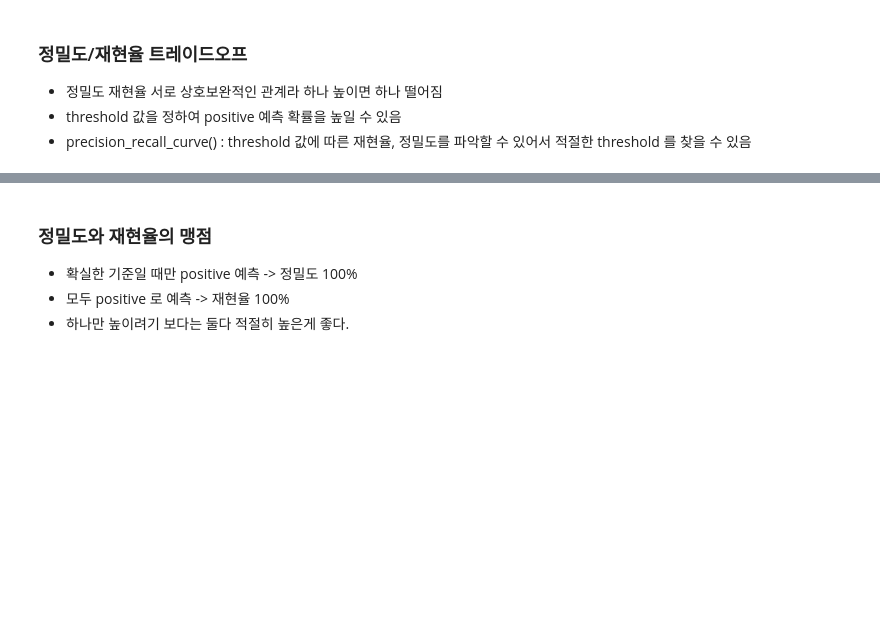
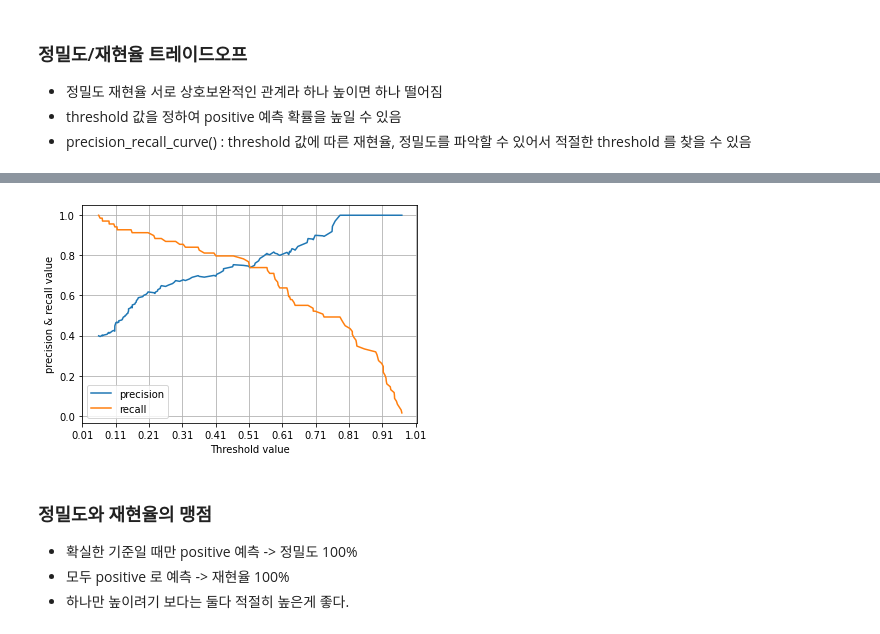
Before and after one commit to hckim96/AI_STUDY, a Jupyter notebook: week-02/chapter-03.ipynb, the cells around one changed output, grey strips where cells are left out. Saved outputs shown, nothing was run; the diff lists cells and outputs as text; code cells hidden in the pictures; blank space fills up the shorter version.

```diff
--- a/week-02/chapter-03.ipynb
+++ b/week-02/chapter-03.ipynb
@@ -83,0 +173,12 @@ NameError: name &#39;LabelEncoder&#39; is not defined
+# %%
+from sklearn.metrics import precision_recall_curve
+
+from sklearn.metrics import precision_recall_curve
+
+pred_proba_class_1 = lrclf.predict_proba(X_test)[:, 1] #1열
+
+precisions, recalls, thresholds = precision_recall_curve(y_test, pred_proba_class_1)
+
+threshindexes = np.arange(0, thresholds.shape[0], 15)
+print("threshholds, precisions, recalls")
+print(np.concatenate([thresholds[threshindexes].reshape(-1,1),precisions[threshindexes].reshape(-1,1),recalls[threshindexes].reshape(-1,1)], axis=1)) # 해당 인덱스에 따른 임계값, 정밀도, 재현율 합쳐서 출력.
@@ -84,3 +199,25 @@ NameError: name &#39;LabelEncoder&#39; is not defined
+# %%
+import matplotlib.pyplot as plt
+import matplotlib.ticker as ticker
+%matplotlib inline
+
+def precision_recall_curve_plot(y_test, pred_proba_class1):
+    precisions, recalls, thresholds = precision_recall_curve(y_test, pred_proba_class1)
+    plt.plot(thresholds, precisions[:thresholds.shape[0]], label="precision")
+    plt.plot(thresholds, recalls[:thresholds.shape[0]], label = "recall")
+
+    start, end = plt.xlim()
+    plt.xticks(np.round(np.arange(start, end, 0.1), 2))
+
+    plt.xlabel("Threshold value")
+    plt.ylabel("precision & recall value")
+    plt.legend()
+    plt.grid()
+    plt.show()
+
+precision_recall_curve_plot(y_test, lrclf.predict_proba(X_test)[:,1]) #위의 표에서 처럼 0.4, 0.6 사이에서 같아짐
+# %% [output]
+[figure, added]
 # %% [markdown]
 ### 정밀도와 재현율의 맹점
 
```
Also changed, not shown: parts of 27 cells of this notebook, 1 other file.
